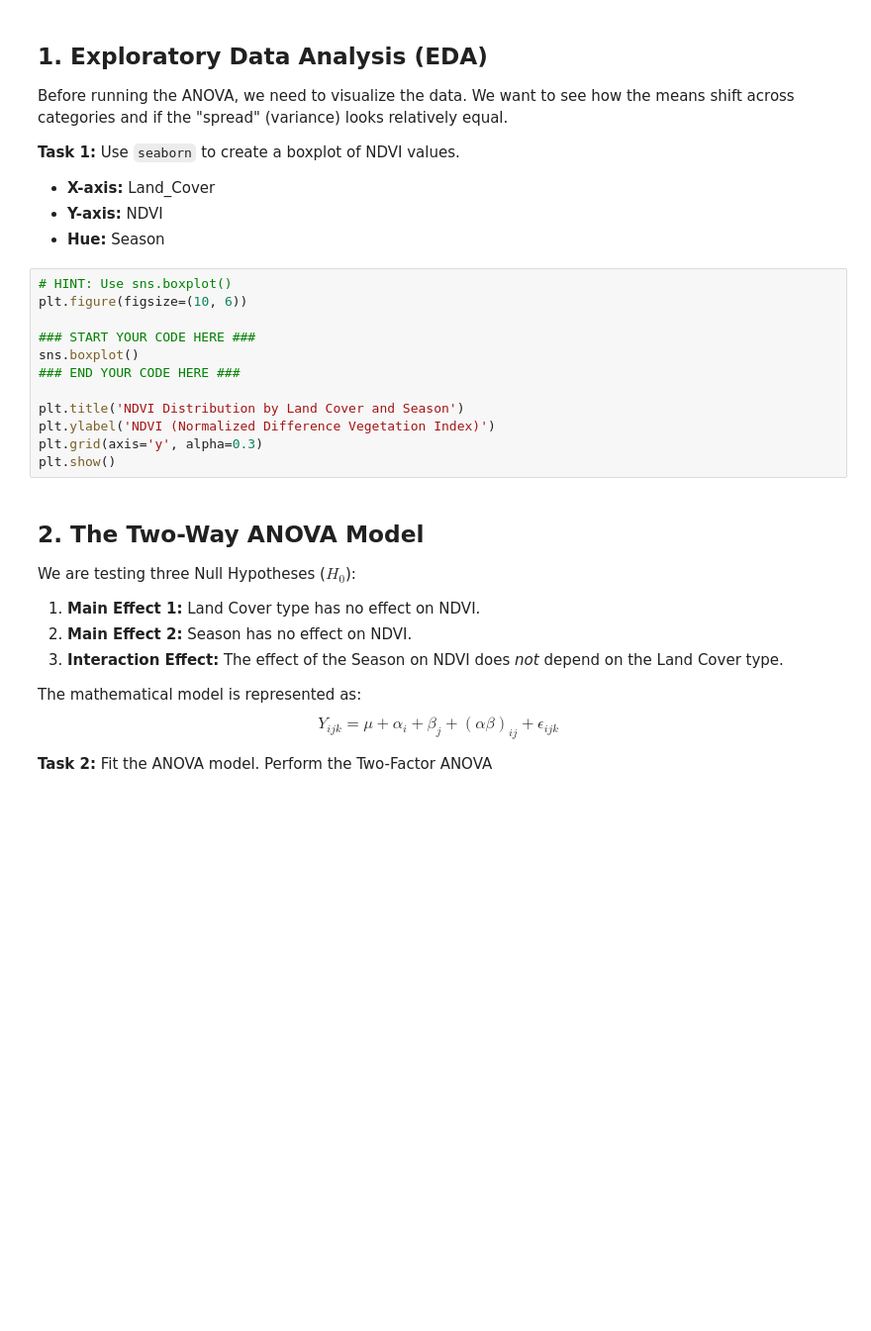
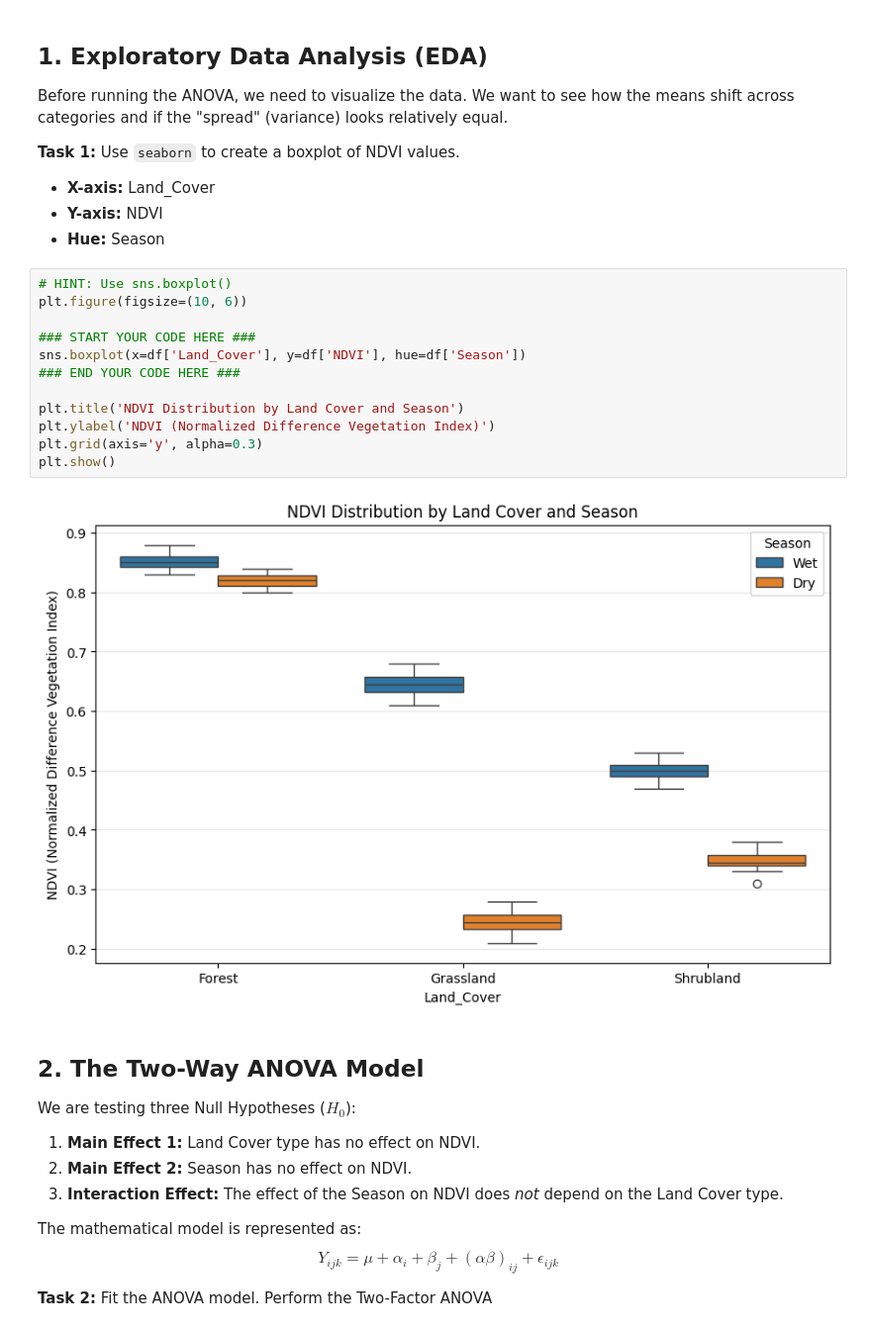
Before and after one commit to slackoly/ES2245, a Jupyter notebook: ES2245_lab6_sedlacko.ipynb, the cells around one changed output. Shown at 99% size. Drawn from its saved outputs; the diff is of its cells as text; blank space fills up the shorter version.

```diff
--- a/ES2245_lab6_sedlacko.ipynb
+++ b/ES2245_lab6_sedlacko.ipynb
@@ -78,15 +86,17 @@ Before running the ANOVA, we need to visualize the data. We want to see how the
 # %%
 # HINT: Use sns.boxplot()
 plt.figure(figsize=(10, 6))
 
 ### START YOUR CODE HERE ###
-sns.boxplot()
+sns.boxplot(x=df['Land_Cover'], y=df['NDVI'], hue=df['Season'])
 ### END YOUR CODE HERE ###
 
 plt.title('NDVI Distribution by Land Cover and Season')
 plt.ylabel('NDVI (Normalized Difference Vegetation Index)')
 plt.grid(axis='y', alpha=0.3)
 plt.show()
+# %% [output]
+[figure, added]
 # %% [markdown]
 ## 2. The Two-Way ANOVA Model
 
```
Also changed, not shown: parts of 8 cells of this notebook.
